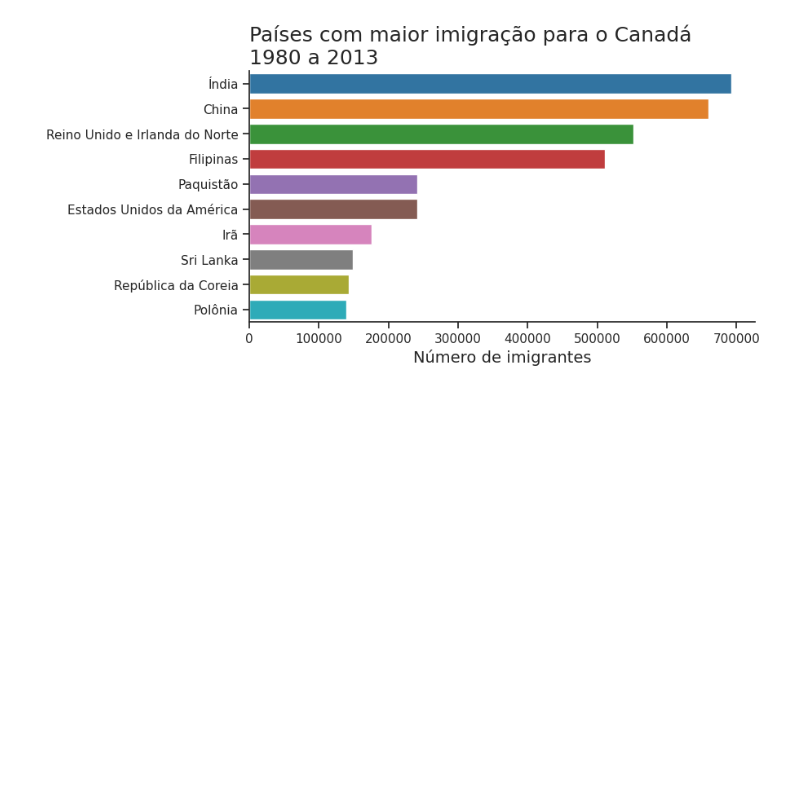
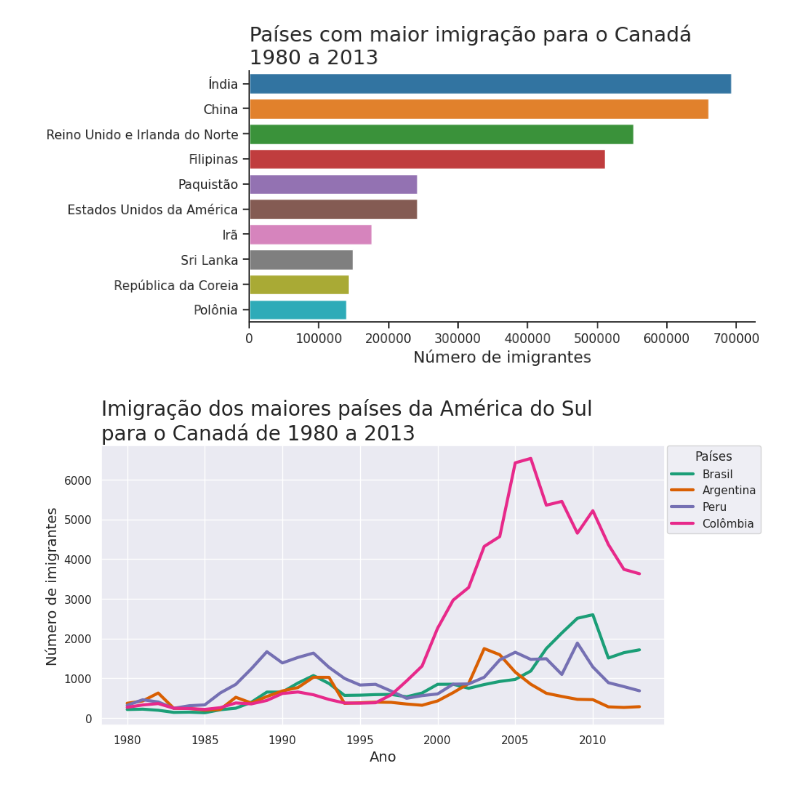
Before and after one commit to Guilhermeslsand/Data_Visualization_1, a Jupyter notebook: Data_visualization_seaborn.ipynb, the cells around one changed output. Cells and saved outputs as stored; diff of their text form; code cells hidden in the pictures; blank space fills up the shorter version.

```diff
--- a/Data_visualization_seaborn.ipynb
+++ b/Data_visualization_seaborn.ipynb
@@ -105,3 +107,25 @@ sns.despine()
 plt.show()
 # %% [output]
 [figure]
+# %%
+sns.set_theme()
+sns.set_palette('Dark2')
+anos = list(map(str, range(1980, 2014)))
+
+fig, ax = plt.subplots(figsize=(10, 5))
+ax = sns.lineplot(df.loc['Brasil', anos], label='Brasil', lw=3)
+ax = sns.lineplot(df.loc['Argentina', anos], label='Argentina', lw=3)
+ax = sns.lineplot(df.loc['Peru', anos], label='Peru', lw=3)
+ax = sns.lineplot(df.loc['Colômbia', anos], label='Colômbia', lw=3)
+
+ax.set_title('Imigração dos maiores países da América do Sul\npara o Canadá de 1980 a 2013', loc='left', fontsize=20)
+ax.set_xlabel('Ano', fontsize=14)
+ax.set_ylabel('Número de imigrantes', fontsize=14)
+
+ax.xaxis.set_major_locator(plt.MultipleLocator(5))
+
+ax.legend(title='Países', loc='upper right', bbox_to_anchor=(1.18, 1.02))
+
+plt.show()
+# %% [output]
+[figure, added]
```
Also changed, not shown: parts of 1 cell of this notebook.
